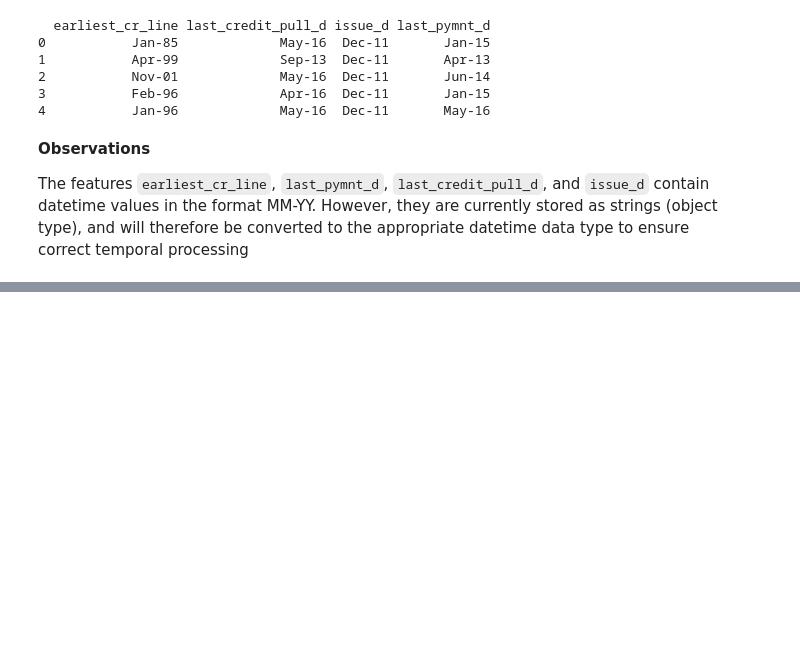
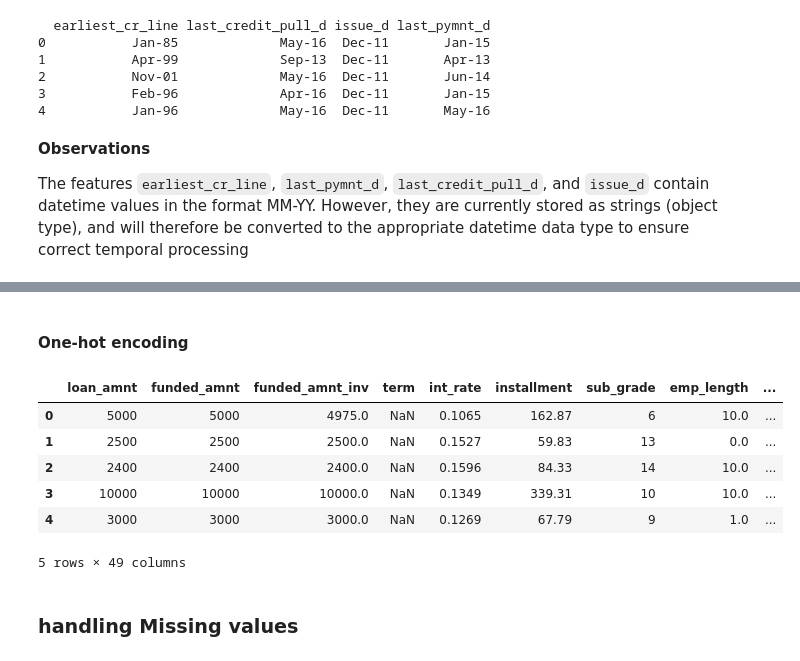
Before and after one commit to ptai21/Loan-Classification, a Jupyter notebook: loan.ipynb, the cells around one changed output, grey strips where cells are left out. Saved outputs shown, nothing was run; the diff lists cells and outputs as text; code cells hidden in the pictures; blank space fills up the shorter version.

Commit message:
update handling categorical variables

```diff
--- a/loan.ipynb
+++ b/loan.ipynb
@@ -341,0 +560,52 @@ data[['earliest_cr_line_year', 'earliest_cr_line_month',
+# %% [markdown]
+#### One-hot encoding
+# %%
+# Group data addr_state
+def create_state_region_map():
+    region_map = {}
+
+    for state in ['CT', 'ME', 'MA', 'NH', 'NJ', 'NY', 'PA', 'RI', 'VT']:
+        region_map[state] = 'Northeast'
+
+    for state in ['IA', 'IL', 'IN', 'KS', 'MI', 'MN', 'MO', 'NE', 'ND', 'OH', 'SD', 'WI']:
+        region_map[state] = 'Midwest'
+
+    for state in ['AL', 'AR', 'DC', 'DE', 'FL', 'GA', 'KY', 'LA',
+                  'MD', 'MS', 'NC', 'OK', 'SC', 'TN', 'TX', 'VA', 'WV']:
+        region_map[state] = 'South'
+
+    for state in ['AK', 'AZ', 'CA', 'CO', 'HI', 'ID', 'MT', 'NV', 'NM', 'OR', 'UT', 'WA', 'WY']:
+        region_map[state] = 'West'
+
+    return region_map
+# Gán theo map
+region_map = create_state_region_map()
+data['addr_region'] = data['addr_state'].map(region_map).fillna('Unknown')
+data = data.drop(columns='addr_state', axis=1)
+# %%
+# Group  home_ownership
+def process_home_ownership(value):
+    if value in ['OWN', 'OTHER', 'NONE']:
+        return 'OTHER_new'
+    else:
+        return value
+data['home_ownership'] = data['home_ownership'].apply(process_home_ownership)
+# %%
+def get_dummies_custom(df):
+    columns_to_encode = ['verification_status', 'home_ownership', 'addr_region']
+
+    df_encoded = pd.get_dummies(df, columns=columns_to_encode, drop_first=False, dtype=int)
+    return df_encoded
+data = get_dummies_custom(data.copy())
+# %%
+data.head()
+# %% [output]
+|  | loan_amnt | funded_amnt | funded_amnt_inv | term | int_rate | installment | sub_grade | emp_length | ... |
+| 0 | 5000 | 5000 | 4975.0 | NaN | 0.1065 | 162.87 | 6 | 10.0 | ... |
+| 1 | 2500 | 2500 | 2500.0 | NaN | 0.1527 | 59.83 | 13 | 0.0 | ... |
+| 2 | 2400 | 2400 | 2400.0 | NaN | 0.1596 | 84.33 | 14 | 10.0 | ... |
+| 3 | 10000 | 10000 | 10000.0 | NaN | 0.1349 | 339.31 | 10 | 10.0 | ... |
+| 4 | 3000 | 3000 | 3000.0 | NaN | 0.1269 | 67.79 | 9 | 1.0 | ... |
+5 rows × 49 columns
+# %% [markdown]
+### handling Missing values
```
Also changed, not shown: parts of 18 cells of this notebook.
